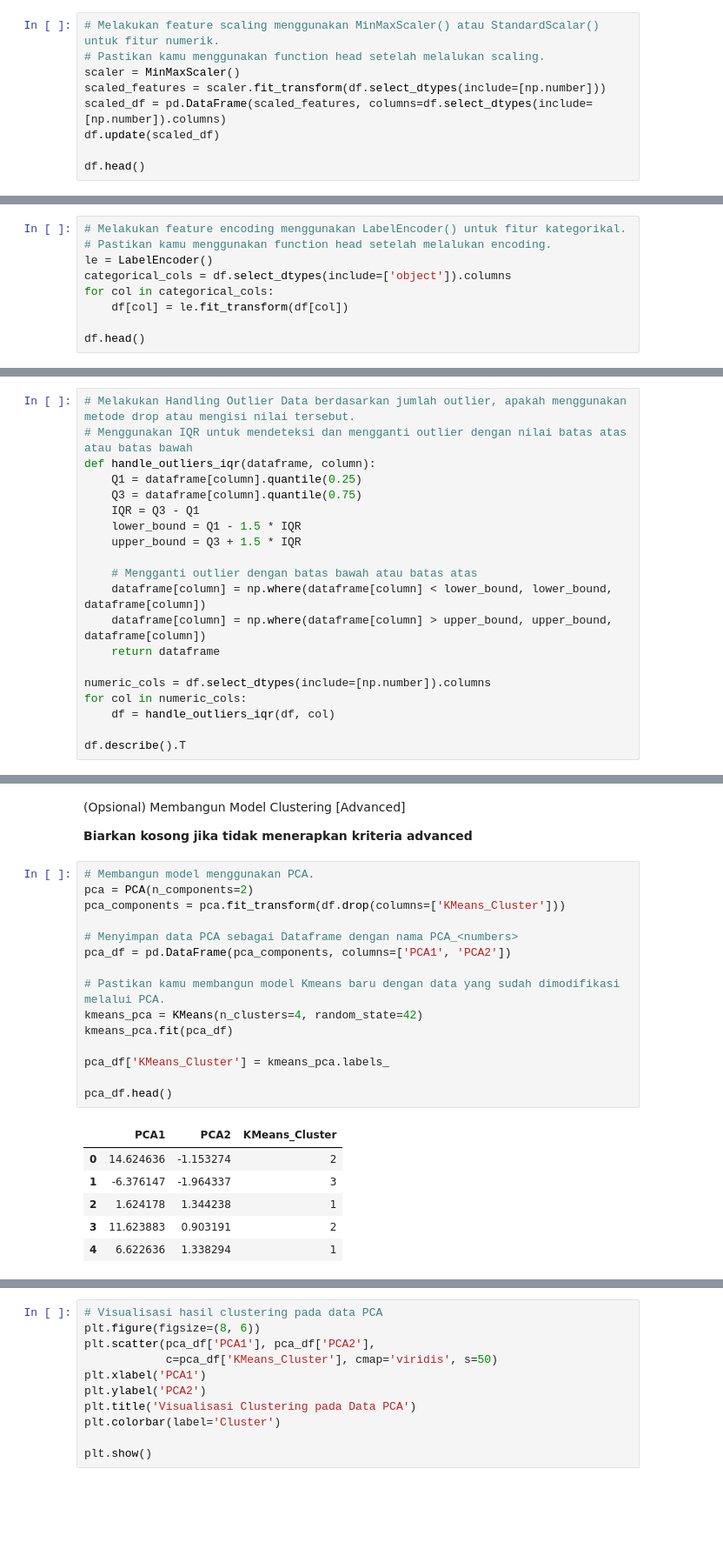
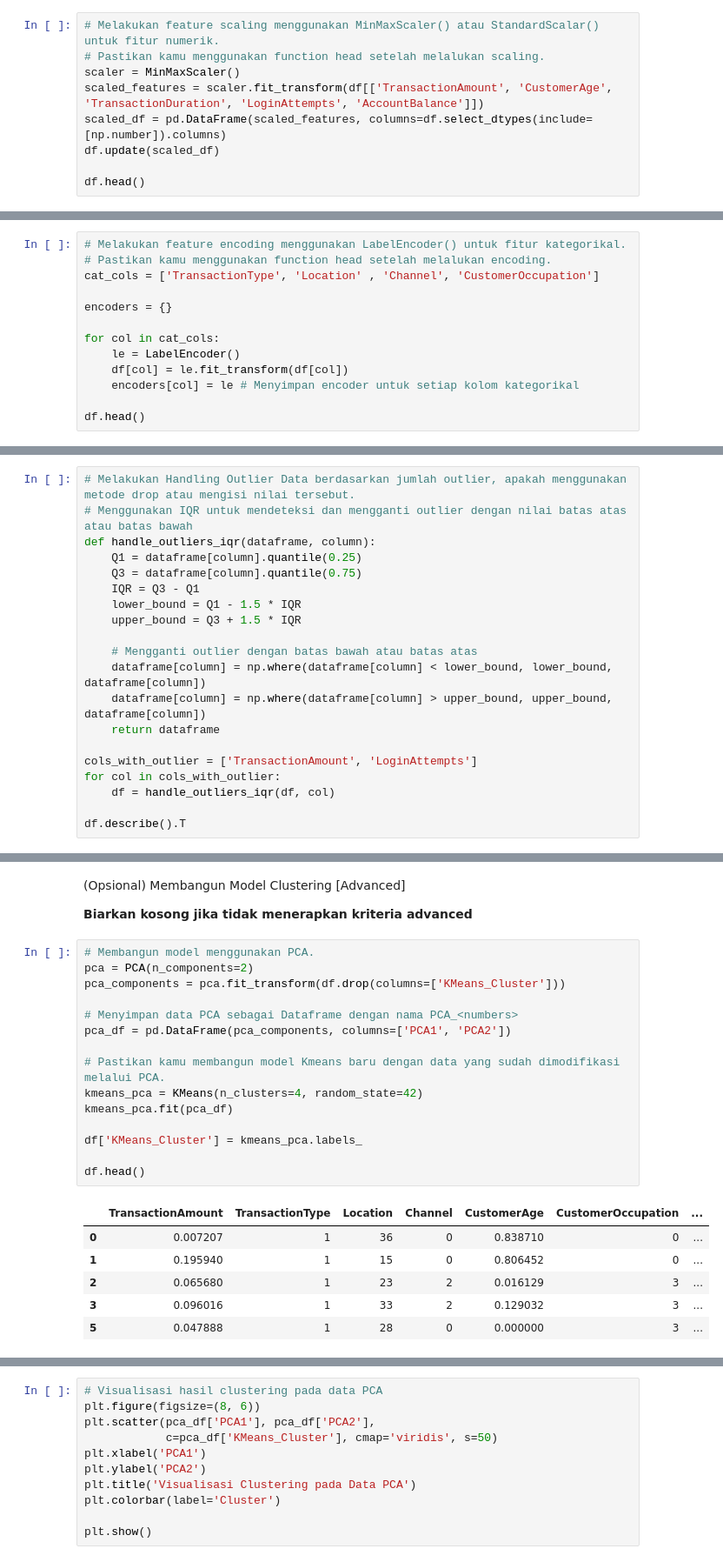
Before and after one commit to Sulbae/ML-Supervised-Unsupervised, a Jupyter notebook: [Clustering]_Submission_Akhir_BMLP_Anggun-Sulis-Setyawan.ipynb, the cells around one changed output, grey strips where cells are left out. Shown at 87% size. Saved outputs shown, nothing was run; the diff lists cells and outputs as text; blank space fills up the shorter version.

Commit message:
iterasi interpretasi clustering

```diff
--- a/[Clustering]_Submission_Akhir_BMLP_Anggun-Sulis-Setyawan.ipynb
+++ b/[Clustering]_Submission_Akhir_BMLP_Anggun-Sulis-Setyawan.ipynb
@@ -282,7 +282,7 @@ Jumlah duplikasi data : 21
 # Melakukan feature scaling menggunakan MinMaxScaler() atau StandardScalar() untuk fitur numerik.
 # Pastikan kamu menggunakan function head setelah melalukan scaling.
 scaler = MinMaxScaler()
-scaled_features = scaler.fit_transform(df.select_dtypes(include=[np.number]))
+scaled_features = scaler.fit_transform(df[['TransactionAmount', 'CustomerAge', 'TransactionDuration', 'LoginAttempts', 'AccountBalance']])
 scaled_df = pd.DataFrame(scaled_features, columns=df.select_dtypes(include=[np.number]).columns)
 df.update(scaled_df)
 
@@ -319,10 +319,14 @@ memory usage: 178.5+ KB
 # %%
 # Melakukan feature encoding menggunakan LabelEncoder() untuk fitur kategorikal.
 # Pastikan kamu menggunakan function head setelah melalukan encoding.
-le = LabelEncoder()
-categorical_cols = df.select_dtypes(include=['object']).columns
-for col in categorical_cols:
+cat_cols = ['TransactionType', 'Location' , 'Channel', 'CustomerOccupation']
+
+encoders = {}
+
+for col in cat_cols:
+    le = LabelEncoder()
     df[col] = le.fit_transform(df[col])
+    encoders[col] = le # Menyimpan encoder untuk setiap kolom kategorikal
 
 df.head()
 # %% [output]
@@ -393,8 +397,8 @@ def handle_outliers_iqr(dataframe, column):
     dataframe[column] = np.where(dataframe[column] > upper_bound, upper_bound, dataframe[column])
     return dataframe
 
-numeric_cols = df.select_dtypes(include=[np.number]).columns
-for col in numeric_cols:
+cols_with_outlier = ['TransactionAmount', 'LoginAttempts']
+for col in cols_with_outlier:
     df = handle_outliers_iqr(df, col)
 
 df.describe().T
@@ -527,24 +531,24 @@ plt.show()
 # %%
 # Membangun model menggunakan PCA.
 pca = PCA(n_components=2)
 pca_components = pca.fit_transform(df.drop(columns=['KMeans_Cluster']))
 
 # Menyimpan data PCA sebagai Dataframe dengan nama PCA_<numbers>
 pca_df = pd.DataFrame(pca_components, columns=['PCA1', 'PCA2'])
 
 # Pastikan kamu membangun model Kmeans baru dengan data yang sudah dimodifikasi melalui PCA.
 kmeans_pca = KMeans(n_clusters=4, random_state=42)
 kmeans_pca.fit(pca_df)
 
-pca_df['KMeans_Cluster'] = kmeans_pca.labels_
+df['KMeans_Cluster'] = kmeans_pca.labels_
 
-pca_df.head()
+df.head()
 # %% [output]
-|  | PCA1 | PCA2 | KMeans_Cluster |
-| 0 | 14.624636 | -1.153274 | 2 |
-| 1 | -6.376147 | -1.964337 | 3 |
-| 2 | 1.624178 | 1.344238 | 1 |
-| 3 | 11.623883 | 0.903191 | 2 |
-| 4 | 6.622636 | 1.338294 | 1 |
+|  | TransactionAmount | TransactionType | Location | Channel | CustomerAge | CustomerOccupation | ... |
+| 0 | 0.007207 | 1 | 36 | 0 | 0.838710 | 0 | ... |
+| 1 | 0.195940 | 1 | 15 | 0 | 0.806452 | 0 | ... |
+| 2 | 0.065680 | 1 | 23 | 2 | 0.016129 | 3 | ... |
+| 3 | 0.096016 | 1 | 33 | 2 | 0.129032 | 3 | ... |
+| 5 | 0.047888 | 1 | 28 | 0 | 0.000000 | 3 | ... |
 # %%
 # Visualisasi silhoutte skor hasil clustering pada data PCA
```
Also changed, not shown: parts of 10 cells of this notebook, 2 other files.
